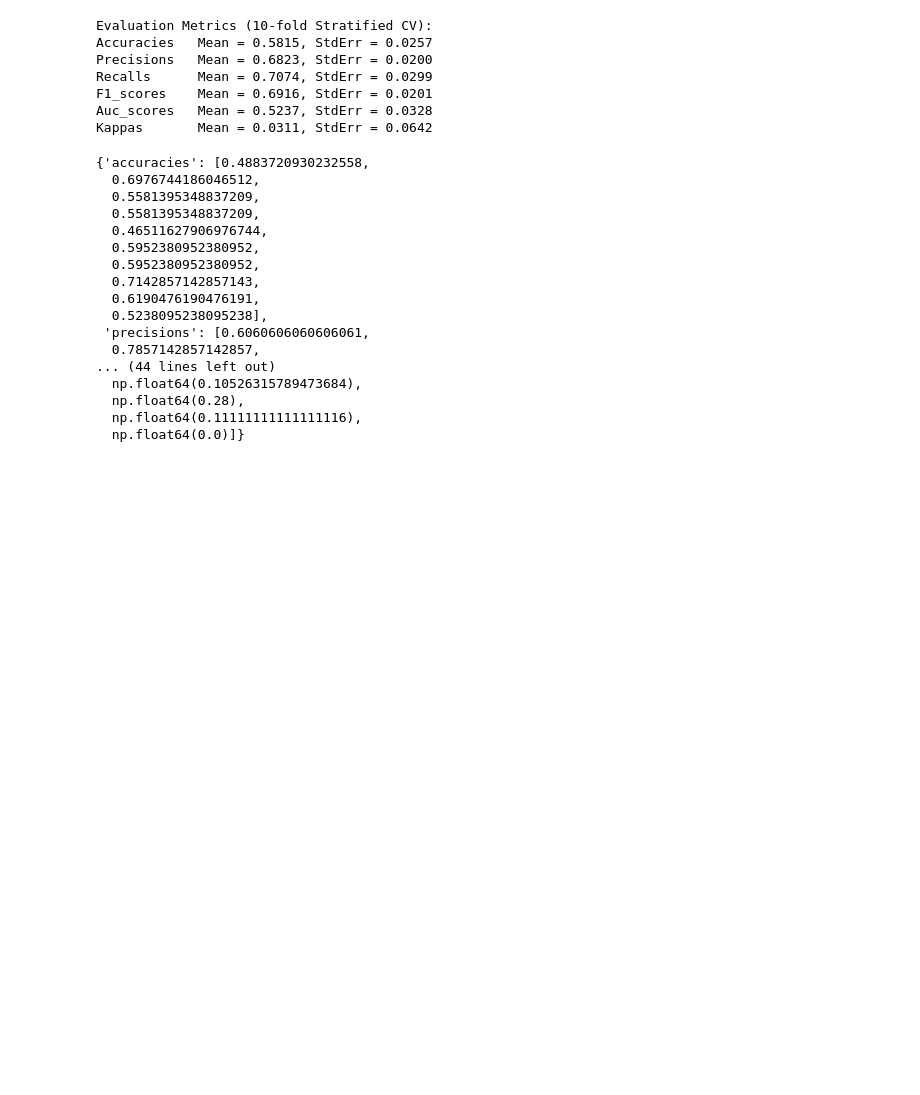
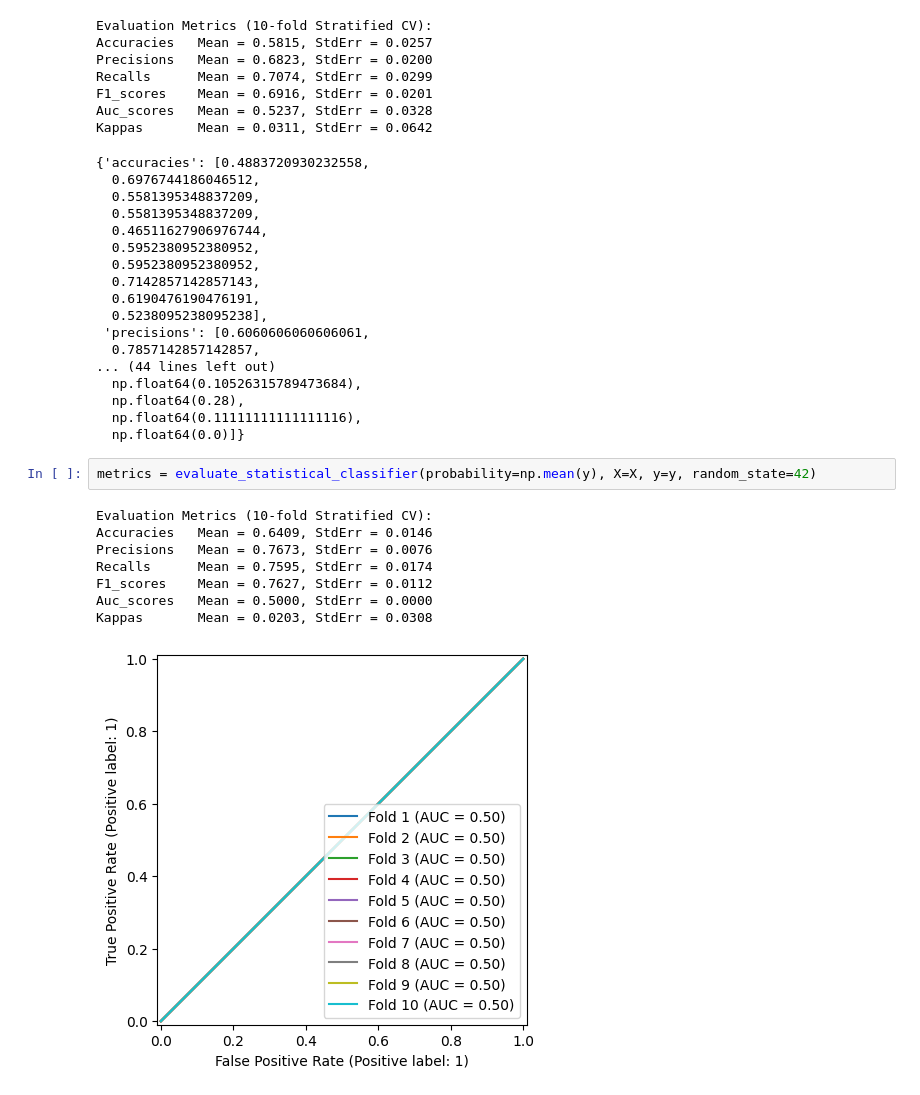
Before and after one commit to ManuelOtt-code/Project-DC, a Jupyter notebook: With_MF_ML_model_training.ipynb, the cells around one changed output. Drawn from its saved outputs; the diff is of its cells as text; blank space fills up the shorter version.

```diff
--- a/With_MF_ML_model_training.ipynb
+++ b/With_MF_ML_model_training.ipynb
@@ -336,3 +448,14 @@ Kappas       Mean = 0.0311, StdErr = 0.0642
   np.float64(0.28),
   np.float64(0.11111111111111116),
   np.float64(0.0)]}
+# %%
+metrics = evaluate_statistical_classifier(probability=np.mean(y), X=X, y=y, random_state=42)
+# %% [output]
+Evaluation Metrics (10-fold Stratified CV):
+Accuracies   Mean = 0.6409, StdErr = 0.0146
+Precisions   Mean = 0.7673, StdErr = 0.0076
+Recalls      Mean = 0.7595, StdErr = 0.0174
+F1_scores    Mean = 0.7627, StdErr = 0.0112
+Auc_scores   Mean = 0.5000, StdErr = 0.0000
+Kappas       Mean = 0.0203, StdErr = 0.0308
+[figure, added]
```
Also changed, not shown: parts of 9 cells of this notebook.
